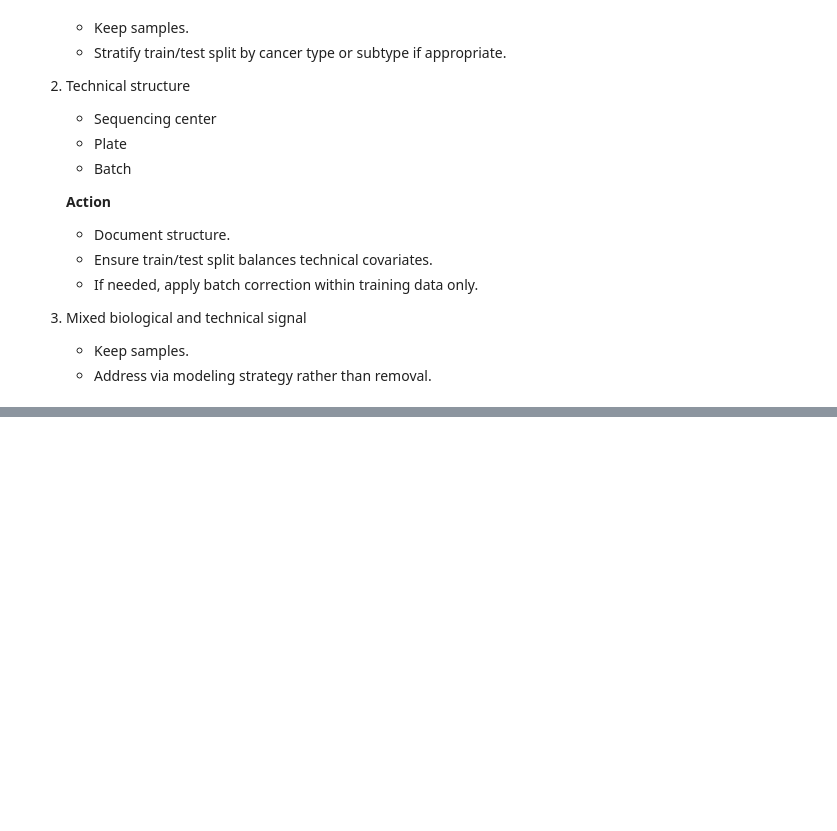
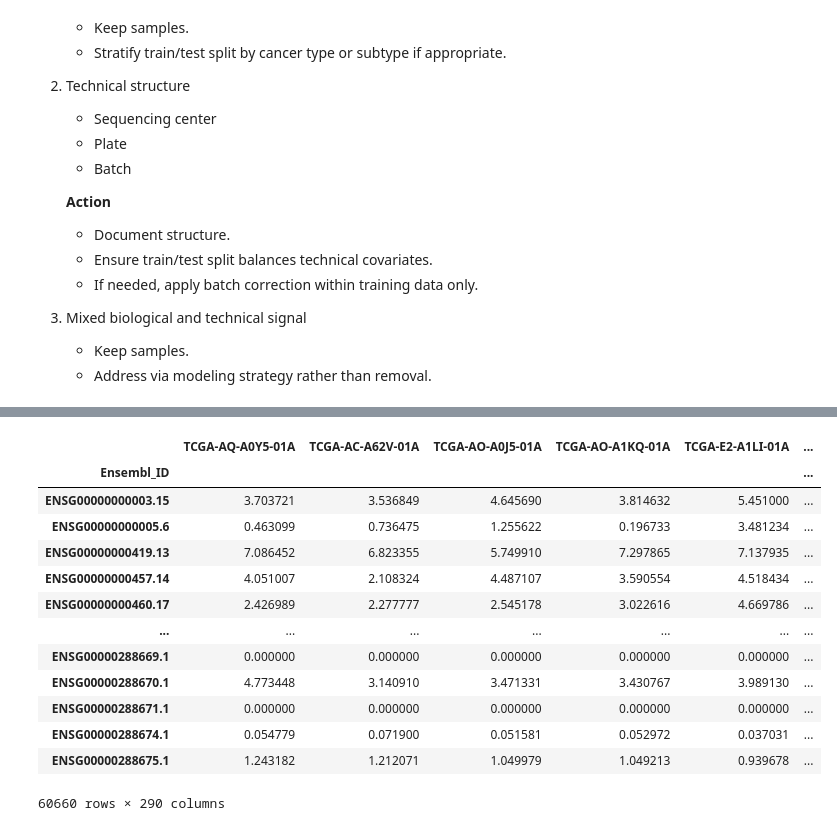
Before and after one commit to dpolioudakis/tcga-multimodal-survival, a Jupyter notebook: notebooks/01_data_prep.ipynb, the cells around one changed output, grey strips where cells are left out. Drawn from its saved outputs; the diff is of its cells as text; code cells hidden in the pictures; blank space fills up the shorter version.

```diff
--- a/notebooks/01_data_prep.ipynb
+++ b/notebooks/01_data_prep.ipynb
@@ -653,7 +825,7 @@ print("Shape after:", clin_df.shape)
 # %% [markdown]
 ### RNA-seq EDA
 # %%
-cohort_cols = ["Ensembl_ID"] + rna_raw_df.columns.intersection(surv_df["sample"]).tolist()
+cohort_cols = ["Ensembl_ID"] + rna_raw_df.columns.intersection(surv_df.index).tolist()
 rna_df = rna_raw_df.loc[:, cohort_cols]
 
 print("RNA shape before:", rna_raw_df.shape)
@@ -923,0 +1192,17 @@ plt.show()
+# %%
+rna_df
+# %% [output]
+|  | TCGA-AQ-A0Y5-01A | TCGA-AC-A62V-01A | TCGA-AO-A0J5-01A | TCGA-AO-A1KQ-01A | TCGA-E2-A1LI-01A | ... |
+| Ensembl_ID |  |  |  |  |  | ... |
+| ENSG00000000003.15 | 3.703721 | 3.536849 | 4.645690 | 3.814632 | 5.451000 | ... |
+| ENSG00000000005.6 | 0.463099 | 0.736475 | 1.255622 | 0.196733 | 3.481234 | ... |
+| ENSG00000000419.13 | 7.086452 | 6.823355 | 5.749910 | 7.297865 | 7.137935 | ... |
+| ENSG00000000457.14 | 4.051007 | 2.108324 | 4.487107 | 3.590554 | 4.518434 | ... |
+| ENSG00000000460.17 | 2.426989 | 2.277777 | 2.545178 | 3.022616 | 4.669786 | ... |
+| ... | ... | ... | ... | ... | ... | ... |
+| ENSG00000288669.1 | 0.000000 | 0.000000 | 0.000000 | 0.000000 | 0.000000 | ... |
+| ENSG00000288670.1 | 4.773448 | 3.140910 | 3.471331 | 3.430767 | 3.989130 | ... |
+| ENSG00000288671.1 | 0.000000 | 0.000000 | 0.000000 | 0.000000 | 0.000000 | ... |
+| ENSG00000288674.1 | 0.054779 | 0.071900 | 0.051581 | 0.052972 | 0.037031 | ... |
+| ENSG00000288675.1 | 1.243182 | 1.212071 | 1.049979 | 1.049213 | 0.939678 | ... |
+60660 rows × 290 columns
```
Also changed, not shown: parts of 30 cells of this notebook, 2 other files.
